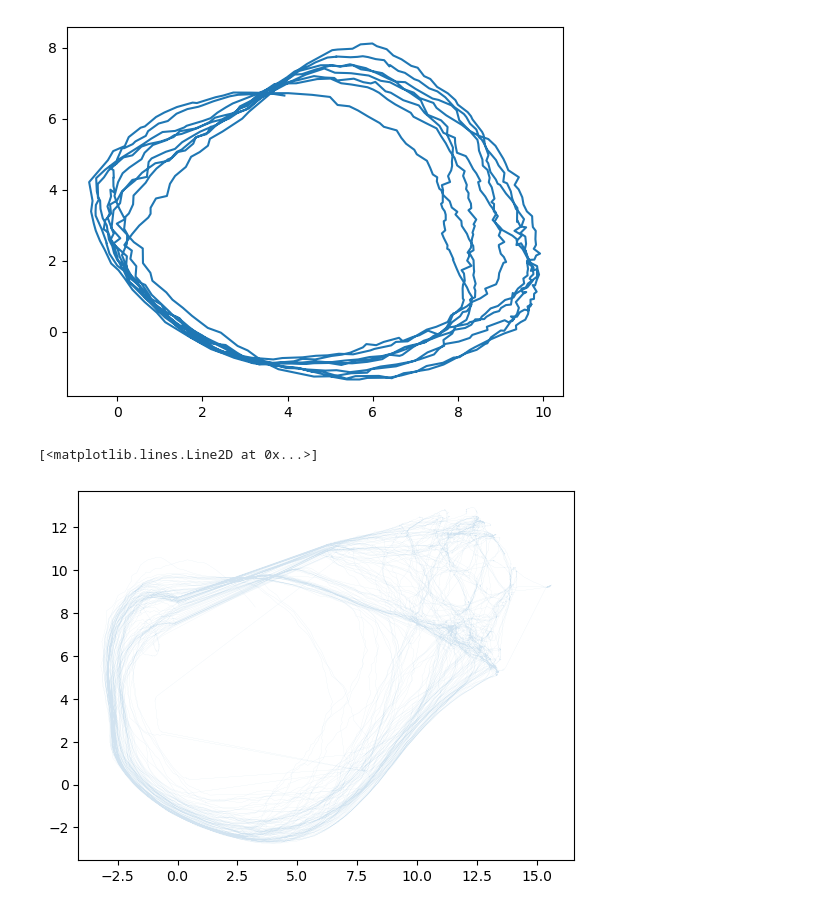
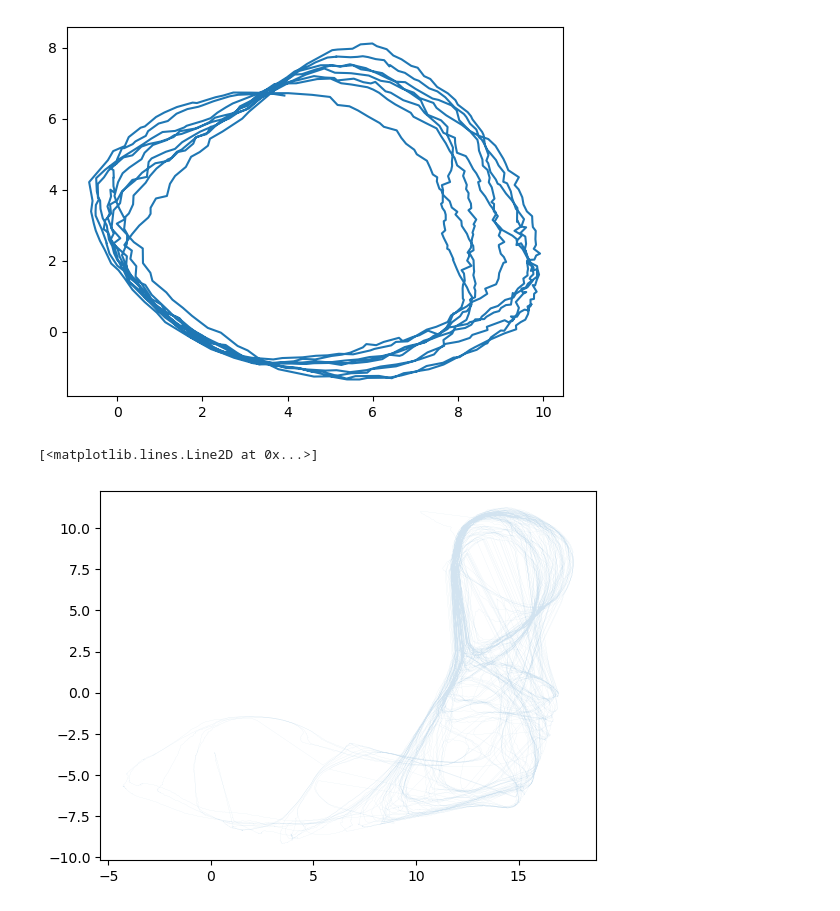
Before and after one commit to QuLab-VU/ECM_cell_cycle_model, a Jupyter notebook: umap_window/make_reducer.ipynb, the cells around one changed output. Cells and saved outputs as stored; diff of their text form; code cells hidden in the pictures.

Commit message:
updated umap window

```diff
--- a/umap_window/make_reducer.ipynb
+++ b/umap_window/make_reducer.ipynb
@@ -37,15 +37,15 @@ filenames = ['erl_4-9_1_1.txt', 'erl_4-9_2_1.txt', 'erl_4-9_3_1.txt',
 #Important params to set the window size and step time distance
 init_dt = 0.01                #initial dt from the raw model output
 dt = 0.1                      #dt for umap window
-window = 4                    #window size in hours
-time_step = 0.2                 #time step between windows
+window = 5                    #window size in hours
+time_step = 1                 #time step between windows
 
 #umap params
-neighbs = 50
+neighbs = 150
 min_d = 0.05
 
 #reducer save name
-r_name = f'\\reducer_04_10_{init_dt}_{dt}_{window}_{time_step}.sav'
+r_name = f'\\reducer_04_29_{init_dt}_{dt}_{window}_{time_step}.sav'
 # %%
 filenames
 # %% [output]
@@ -121,10 +125,10 @@ plt.plot(embedding_all_prot[0:1000,0], embedding_all_prot[0:1000,1])
 [figure]
 # %%
 fig = plt.figure()
-plt.plot(embedding_all_prot[24981*3:24981*4,0], embedding_all_prot[24981*3:24981*4,1], lw=0.1, alpha=0.2)
+plt.plot(embedding_all_prot[24981*1:24981*2,0], embedding_all_prot[24981*1:24981*2,1], lw=0.1, alpha=0.2)
 # %% [output]
 [<matplotlib.lines.Line2D at 0x...>]
-[figure, old version]
+[figure, new version]
 # %%
 fig = plt.figure()
 plt.plot(embedding_all_prot[24981*4:24981*5,0], embedding_all_prot[24981*4:24981*5,1], lw=0.1, alpha=0.2)
```
Also changed, not shown: parts of 5 cells of this notebook, 18 other files.
